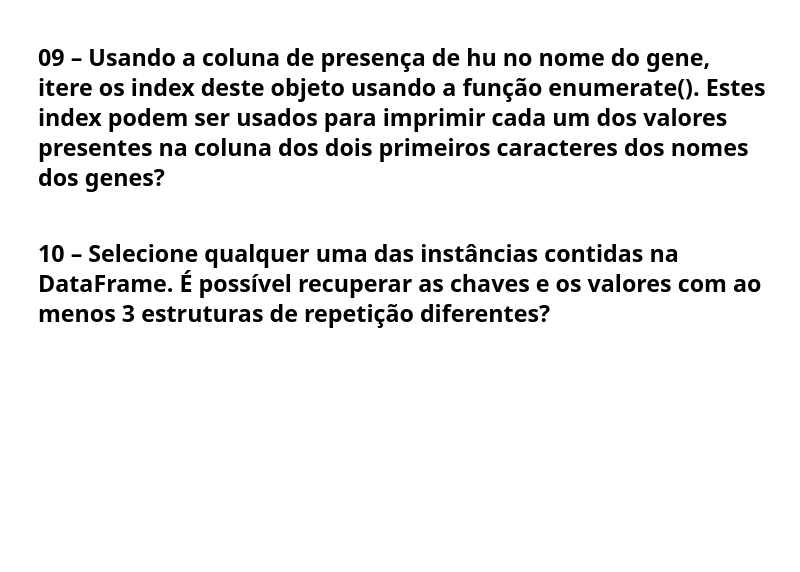
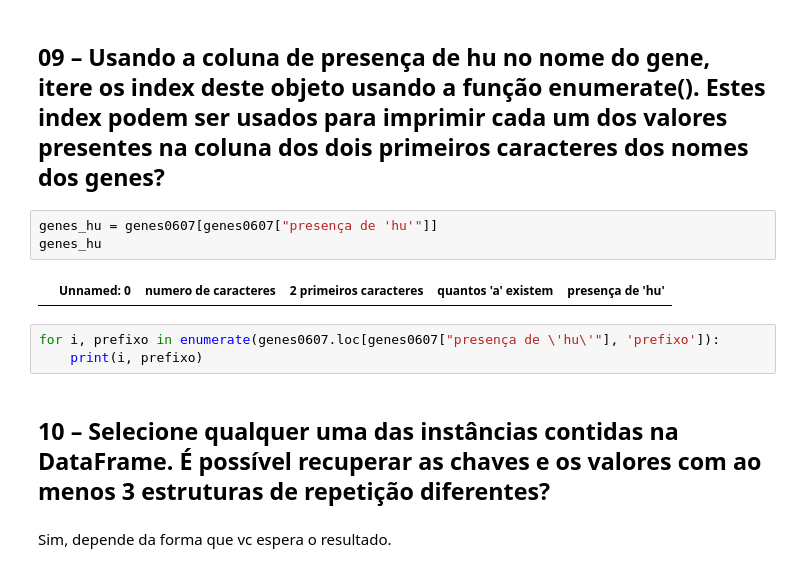
Before and after one commit to tveigaferreira-hue/python-disciplina, a Jupyter notebook: Exercícios/11-Estruturas_repetição_2026-03-26.ipynb, the cells around one changed output. Cells and saved outputs as stored; diff of their text form; blank space fills up the shorter version.

```diff
--- a/Exercícios/11-Estruturas_repetição_2026-03-26.ipynb
+++ b/Exercícios/11-Estruturas_repetição_2026-03-26.ipynb
@@ -32,4 +90,14 @@ R.:
 # %% [markdown]
 ## 09 – Usando a coluna de presença de hu no nome do gene, itere os index deste objeto usando a função enumerate(). Estes index podem ser usados para imprimir cada um dos valores presentes na coluna dos dois primeiros caracteres dos nomes dos genes?
+# %%
+genes_hu = genes0607[genes0607["presença de 'hu'"]]
+genes_hu
+# %% [output]
+|  | Unnamed: 0 | numero de caracteres | 2 primeiros caracteres | quantos 'a' existem | presença de 'hu' |
+# %%
+for i, prefixo in enumerate(genes0607.loc[genes0607["presença de \'hu\'"], 'prefixo']):
+    print(i, prefixo)
 # %% [markdown]
 ## 10 – Selecione qualquer uma das instâncias contidas na DataFrame. É possível recuperar as chaves e os valores com ao menos 3 estruturas de repetição diferentes?
+# %% [markdown]
+Sim, depende da forma que vc espera o resultado.
```
Also changed, not shown: parts of 16 cells of this notebook, 1 other file.
